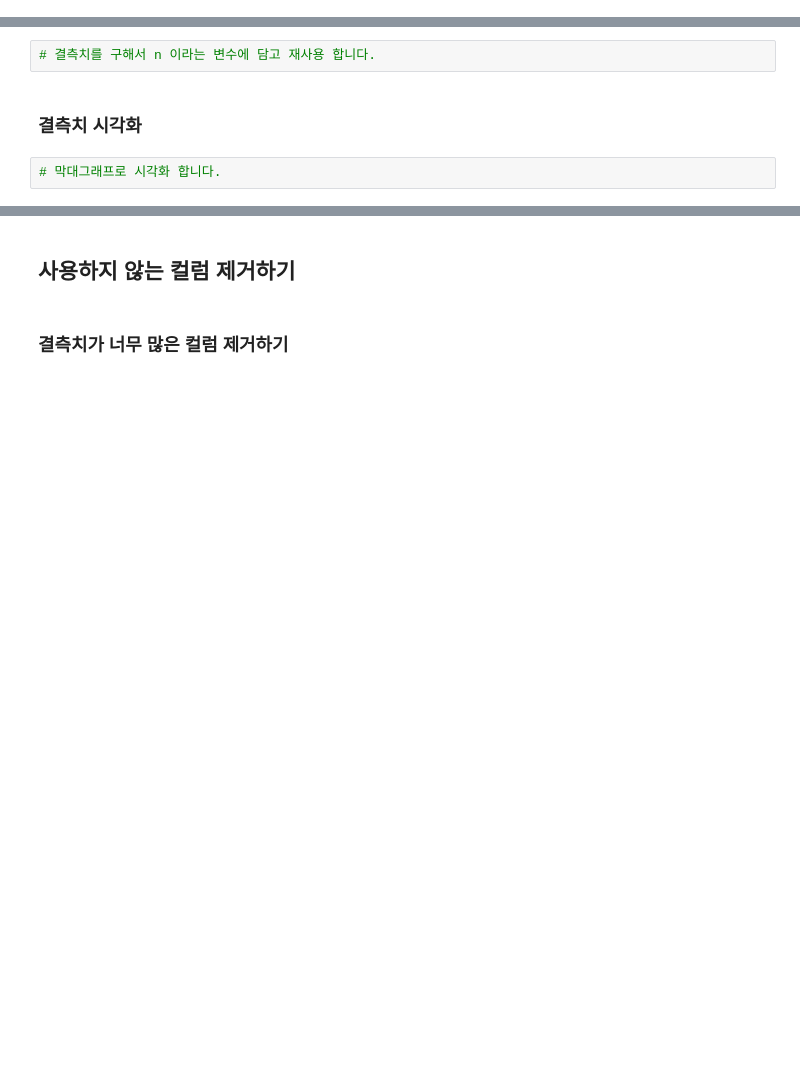
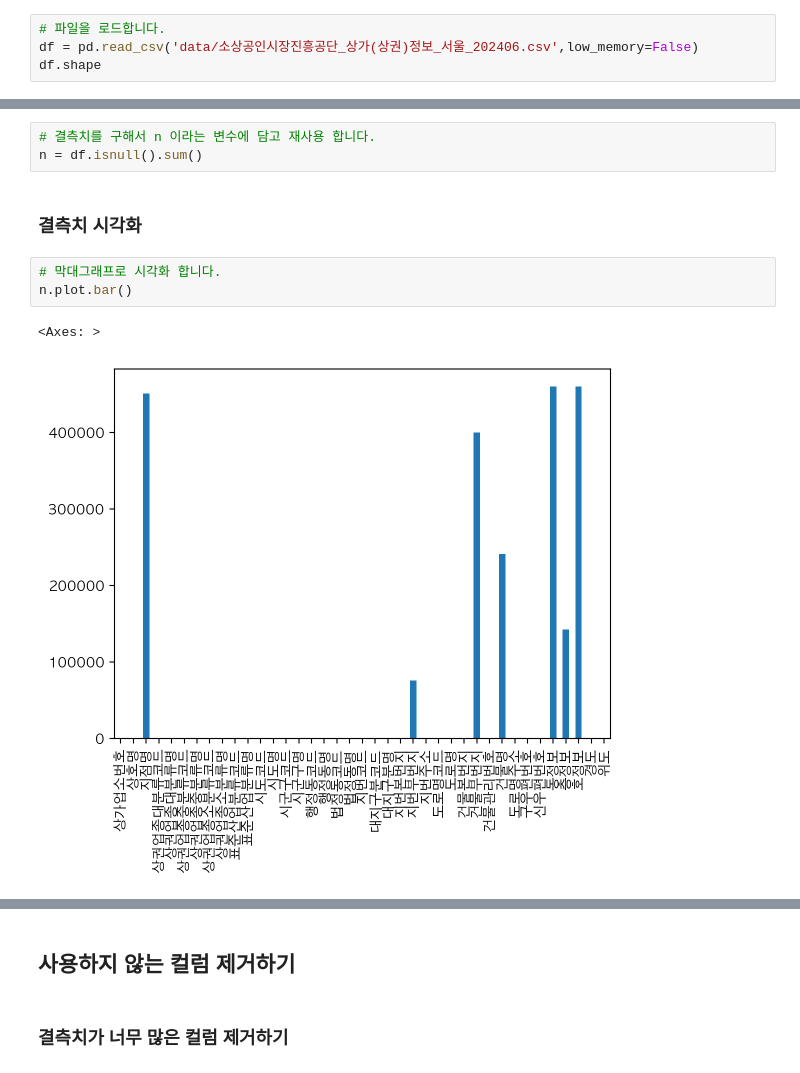
Before and after one commit to online5880/Public-Data-Analysis-in-Python, a Jupyter notebook: store_eda/02_store_eda_input.ipynb, the cells around one changed output, grey strips where cells are left out. Saved outputs shown, nothing was run; the diff lists cells and outputs as text; blank space fills up the shorter version.

```diff
--- a/store_eda/02_store_eda_input.ipynb
+++ b/store_eda/02_store_eda_input.ipynb
@@ -82,0 +103,4 @@ def get_font_family():
+# %%
+# 파일을 로드합니다.
+df = pd.read_csv('data/소상공인시장진흥공단_상가(상권)정보_서울_202406.csv',low_memory=False)
+df.shape
@@ -107,8 +222,13 @@ def get_font_family():
 # %%
 # 결측치를 구해서 n 이라는 변수에 담고 재사용 합니다.
+n = df.isnull().sum()
 # %% [markdown]
 ### 결측치 시각화
 # %%
 # 막대그래프로 시각화 합니다.
+n.plot.bar()
+# %% [output]
+<Axes: >
+[figure, added]
 # %%
 # 값을 정렬해서 결측치가 많은 값이 위에 그려지도록 barh로 그립니다.
```
Also changed, not shown: parts of 38 cells of this notebook.
